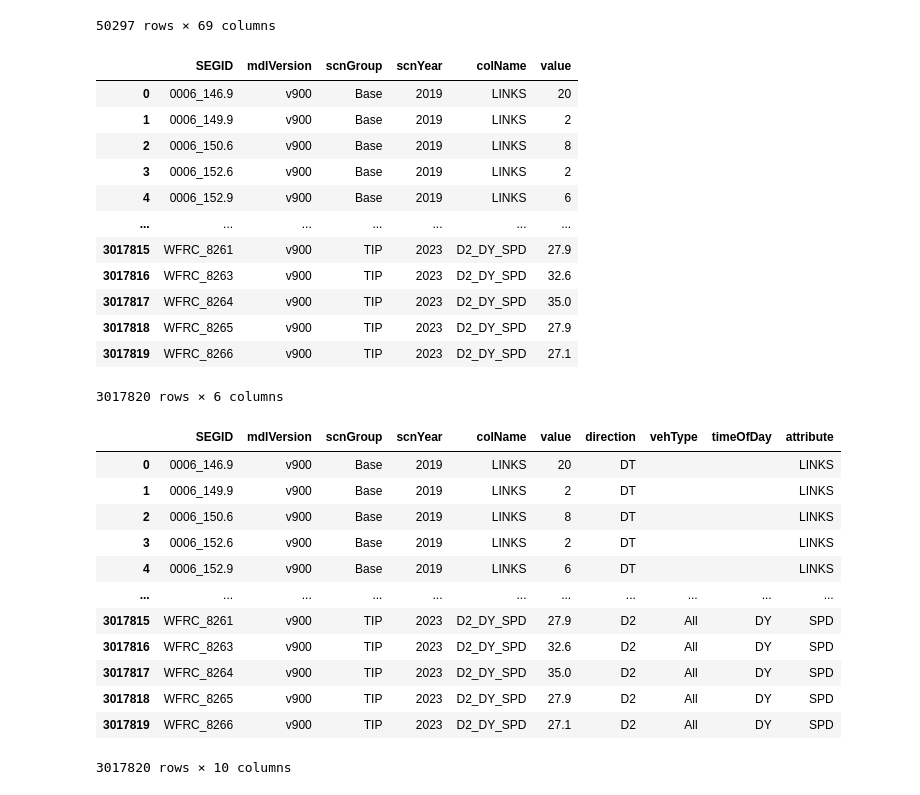
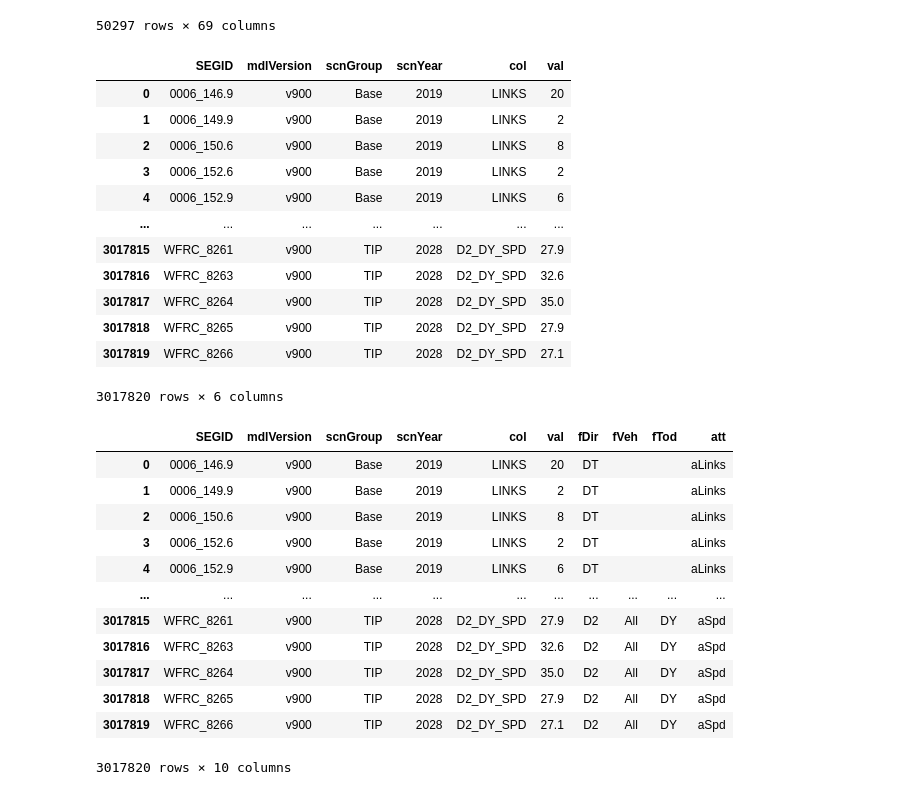
Before and after one commit to WFRCAnalytics/vizTool, a Jupyter notebook: convertsegsumtojson.ipynb, the cells around one changed output. Drawn from its saved outputs; the diff is of its cells as text; code cells hidden in the pictures.

```diff
--- a/convertsegsumtojson.ipynb
+++ b/convertsegsumtojson.ipynb
@@ -156,6 +161,7 @@ for file_path in file_paths:
 
 # If you want to concatenate all the dataframes into a single dataframe
 dfCombined = pd.concat(dfs, ignore_index=True)
+dfCombined['scnYear'] = dfCombined['scnYear'].astype('int64')
 dfCombined
 # %% [output]
 |  | SEGIDIDX | SEGID | SUBAREAID | CO_FIPS | AREATYPE | ATYPENAME | LINKS | DIST_1WY | LANES | FT | ... |
@@ -172,37 +178,37 @@ dfCombined
 | 50296 | 3813 | WFRC_8266 | 1.0 | 35.0 | 4.0 | Urban | 2 | 0.178 | 2.0 | 4.0 | ... |
 50297 rows × 69 columns
 # %%
-dfCombined_melt = dfCombined.melt(id_vars=['SEGID','mdlVersion','scnGroup','scnYear'], value_vars=dfColKeys['colName'].tolist(), var_name='colName')
+dfCombined_melt = dfCombined.melt(id_vars=['SEGID','mdlVersion','scnGroup','scnYear'], value_vars=dfColKeys['col'].tolist(), var_name='col', value_name='val')
 
 dfCombined_melt
 # %% [output]
-|  | SEGID | mdlVersion | scnGroup | scnYear | colName | value |
+|  | SEGID | mdlVersion | scnGroup | scnYear | col | val |
 | 0 | 0006_146.9 | v900 | Base | 2019 | LINKS | 20 |
 | 1 | 0006_149.9 | v900 | Base | 2019 | LINKS | 2 |
 | 2 | 0006_150.6 | v900 | Base | 2019 | LINKS | 8 |
 | 3 | 0006_152.6 | v900 | Base | 2019 | LINKS | 2 |
 | 4 | 0006_152.9 | v900 | Base | 2019 | LINKS | 6 |
 | ... | ... | ... | ... | ... | ... | ... |
-| 3017815 | WFRC_8261 | v900 | TIP | 2023 | D2_DY_SPD | 27.9 |
-| 3017816 | WFRC_8263 | v900 | TIP | 2023 | D2_DY_SPD | 32.6 |
-| 3017817 | WFRC_8264 | v900 | TIP | 2023 | D2_DY_SPD | 35.0 |
-| 3017818 | WFRC_8265 | v900 | TIP | 2023 | D2_DY_SPD | 27.9 |
-| 3017819 | WFRC_8266 | v900 | TIP | 2023 | D2_DY_SPD | 27.1 |
+| 3017815 | WFRC_8261 | v900 | TIP | 2028 | D2_DY_SPD | 27.9 |
+| 3017816 | WFRC_8263 | v900 | TIP | 2028 | D2_DY_SPD | 32.6 |
+| 3017817 | WFRC_8264 | v900 | TIP | 2028 | D2_DY_SPD | 35.0 |
+| 3017818 | WFRC_8265 | v900 | TIP | 2028 | D2_DY_SPD | 27.9 |
+| 3017819 | WFRC_8266 | v900 | TIP | 2028 | D2_DY_SPD | 27.1 |
 3017820 rows × 6 columns
 # %%
-dfCombined_melt_withkeys = pd.DataFrame.merge(dfCombined_melt, dfColKeys, on='colName')
+dfCombined_melt_withkeys = pd.DataFrame.merge(dfCombined_melt, dfColKeys, on='col')
 dfCombined_melt_withkeys
 # %% [output]
-|  | SEGID | mdlVersion | scnGroup | scnYear | colName | value | direction | vehType | timeOfDay | attribute |
-| 0 | 0006_146.9 | v900 | Base | 2019 | LINKS | 20 | DT |  |  | LINKS |
-| 1 | 0006_149.9 | v900 | Base | 2019 | LINKS | 2 | DT |  |  | LINKS |
-| 2 | 0006_150.6 | v900 | Base | 2019 | LINKS | 8 | DT |  |  | LINKS |
-| 3 | 0006_152.6 | v900 | Base | 2019 | LINKS | 2 | DT |  |  | LINKS |
-| 4 | 0006_152.9 | v900 | Base | 2019 | LINKS | 6 | DT |  |  | LINKS |
+|  | SEGID | mdlVersion | scnGroup | scnYear | col | val | fDir | fVeh | fTod | att |
+| 0 | 0006_146.9 | v900 | Base | 2019 | LINKS | 20 | DT |  |  | aLinks |
+| 1 | 0006_149.9 | v900 | Base | 2019 | LINKS | 2 | DT |  |  | aLinks |
+| 2 | 0006_150.6 | v900 | Base | 2019 | LINKS | 8 | DT |  |  | aLinks |
+| 3 | 0006_152.6 | v900 | Base | 2019 | LINKS | 2 | DT |  |  | aLinks |
+| 4 | 0006_152.9 | v900 | Base | 2019 | LINKS | 6 | DT |  |  | aLinks |
 | ... | ... | ... | ... | ... | ... | ... | ... | ... | ... | ... |
-| 3017815 | WFRC_8261 | v900 | TIP | 2023 | D2_DY_SPD | 27.9 | D2 | All | DY | SPD |
-| 3017816 | WFRC_8263 | v900 | TIP | 2023 | D2_DY_SPD | 32.6 | D2 | All | DY | SPD |
-| 3017817 | WFRC_8264 | v900 | TIP | 2023 | D2_DY_SPD | 35.0 | D2 | All | DY | SPD |
-| 3017818 | WFRC_8265 | v900 | TIP | 2023 | D2_DY_SPD | 27.9 | D2 | All | DY | SPD |
-| 3017819 | WFRC_8266 | v900 | TIP | 2023 | D2_DY_SPD | 27.1 | D2 | All | DY | SPD |
+| 3017815 | WFRC_8261 | v900 | TIP | 2028 | D2_DY_SPD | 27.9 | D2 | All | DY | aSpd |
+| 3017816 | WFRC_8263 | v900 | TIP | 2028 | D2_DY_SPD | 32.6 | D2 | All | DY | aSpd |
+| 3017817 | WFRC_8264 | v900 | TIP | 2028 | D2_DY_SPD | 35.0 | D2 | All | DY | aSpd |
+| 3017818 | WFRC_8265 | v900 | TIP | 2028 | D2_DY_SPD | 27.9 | D2 | All | DY | aSpd |
+| 3017819 | WFRC_8266 | v900 | TIP | 2028 | D2_DY_SPD | 27.1 | D2 | All | DY | aSpd |
 3017820 rows × 10 columns
```
Also changed, not shown: parts of 5 cells of this notebook, 19 other files.
